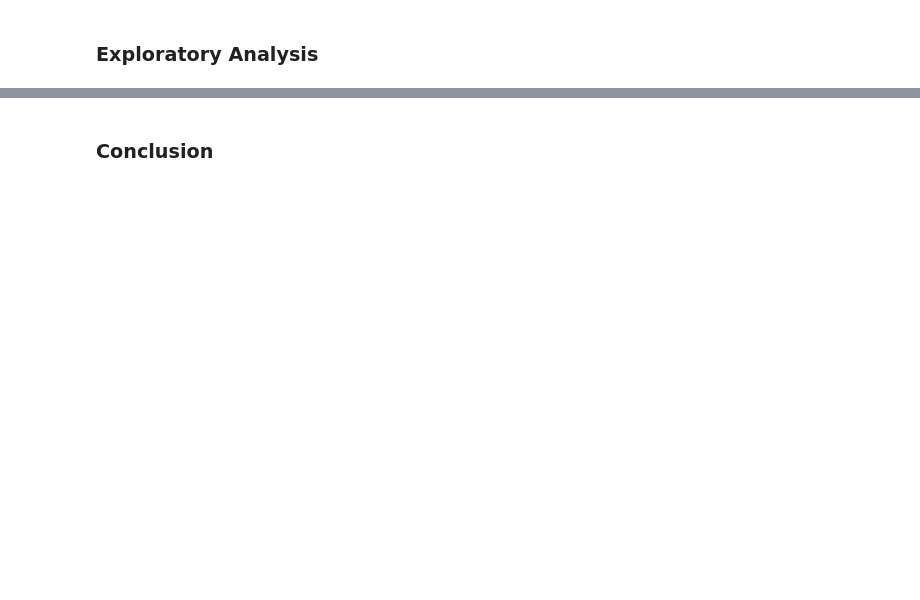
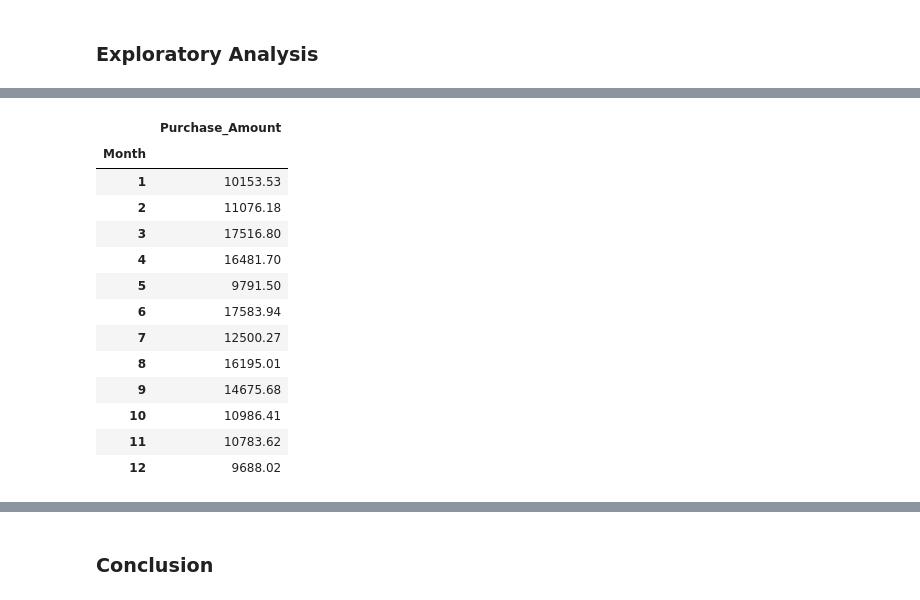
Before and after one commit to marianemcgrath/pfda, a Jupyter notebook: project/project_1.ipynb, the cells around one changed output, grey strips where cells are left out. Cells and saved outputs as stored; diff of their text form; code cells hidden in the pictures; blank space fills up the shorter version.

```diff
--- a/project/project_1.ipynb
+++ b/project/project_1.ipynb
@@ -53,0 +266,19 @@ Please check the file path and ensure the data directory exists
+# %%
+# Calculating total purchases per month
+monthly_totals = df.groupby('Month')['Purchase_Amount'].sum().to_frame()
+monthly_totals
+# %% [output]
+|  | Purchase_Amount |
+| Month |  |
+| 1 | 10153.53 |
+| 2 | 11076.18 |
+| 3 | 17516.80 |
+| 4 | 16481.70 |
+| 5 | 9791.50 |
+| 6 | 17583.94 |
+| 7 | 12500.27 |
+| 8 | 16195.01 |
+| 9 | 14675.68 |
+| 10 | 10986.41 |
+| 11 | 10783.62 |
+| 12 | 9688.02 |
```
Also changed, not shown: parts of 20 cells of this notebook, 1 other file.
